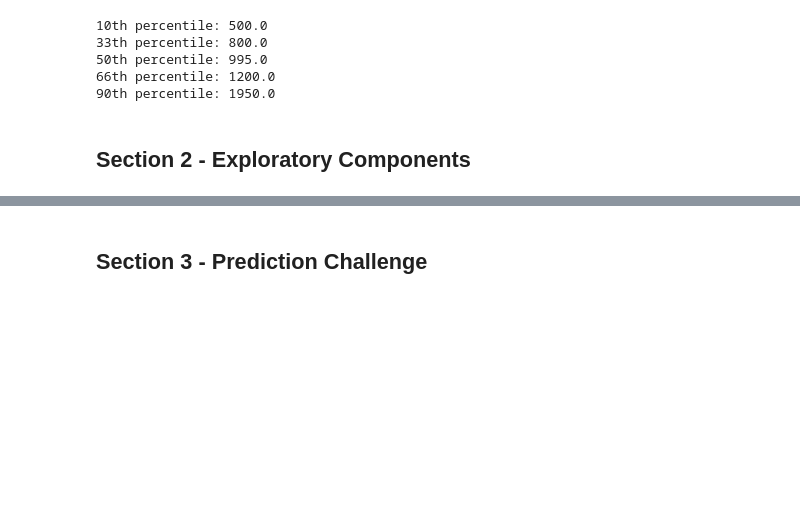
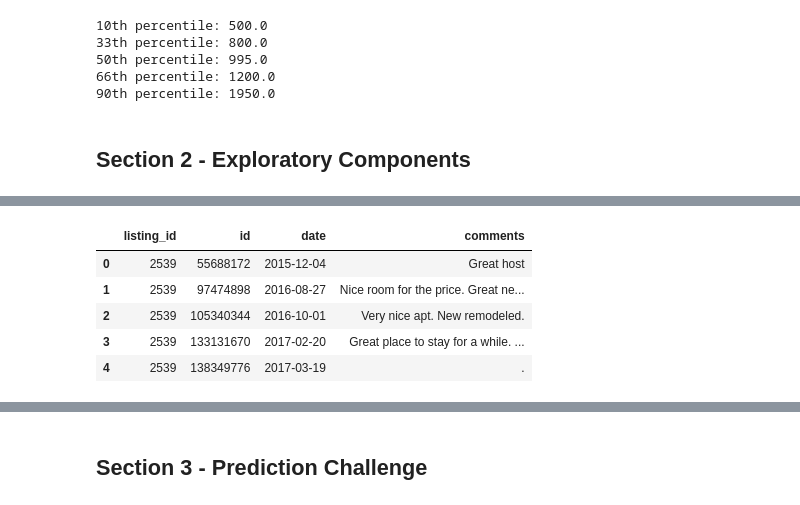
Before and after one commit to WizenPainter/airbnb_analysis_42577, a Jupyter notebook: Jaime.ipynb, the cells around one changed output, grey strips where cells are left out. Cells and saved outputs as stored; diff of their text form; code cells hidden in the pictures; blank space fills up the shorter version.

```diff
--- a/Jaime.ipynb
+++ b/Jaime.ipynb
@@ -199,0 +273,11 @@ Possible questions:
+# %%
+ny_review.drop(['reviewer_id', 'reviewer_name'],axis=1, inplace=True)
+# %%
+ny_review.head()
+# %% [output]
+|  | listing_id | id | date | comments |
+| 0 | 2539 | 55688172 | 2015-12-04 | Great host |
+| 1 | 2539 | 97474898 | 2016-08-27 | Nice room for the price. Great ne... |
+| 2 | 2539 | 105340344 | 2016-10-01 | Very nice apt. New remodeled. |
+| 3 | 2539 | 133131670 | 2017-02-20 | Great place to stay for a while. ... |
+| 4 | 2539 | 138349776 | 2017-03-19 | . |
```
Also changed, not shown: parts of 30 cells of this notebook.
